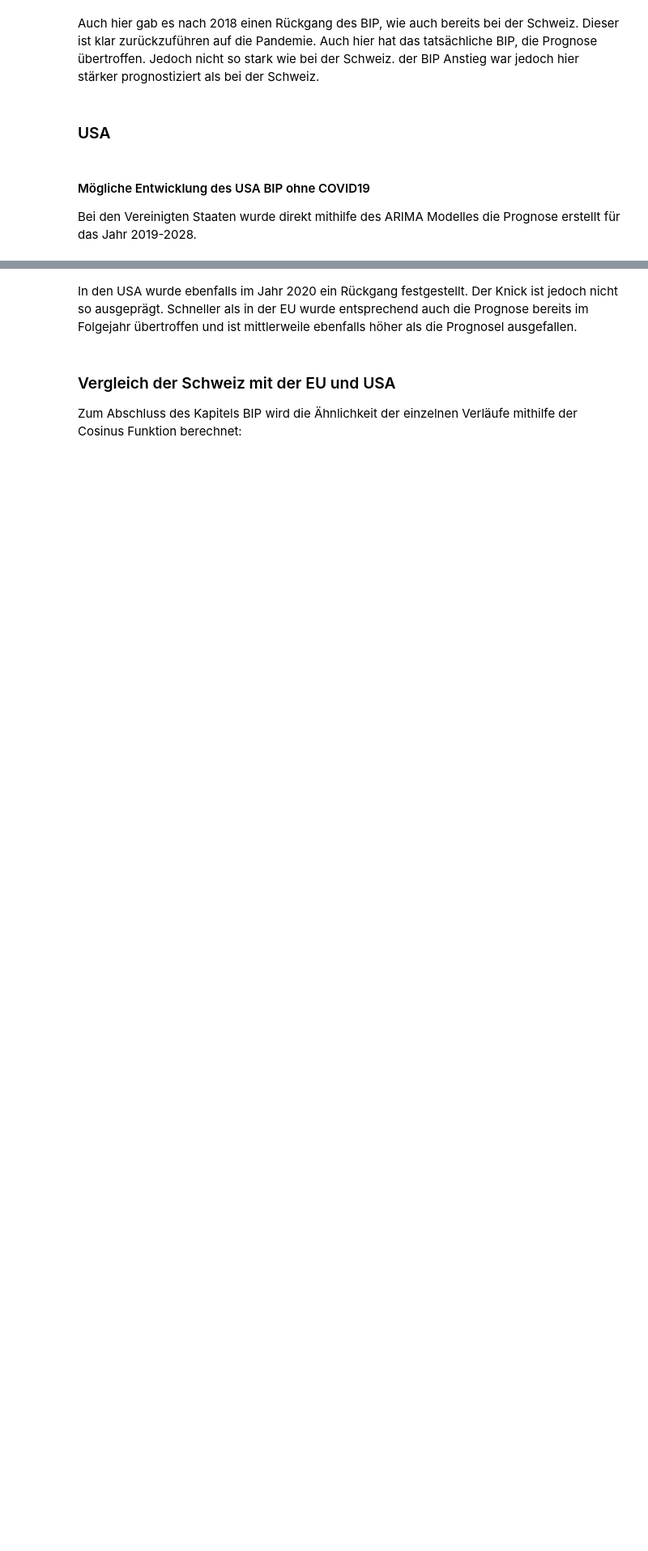
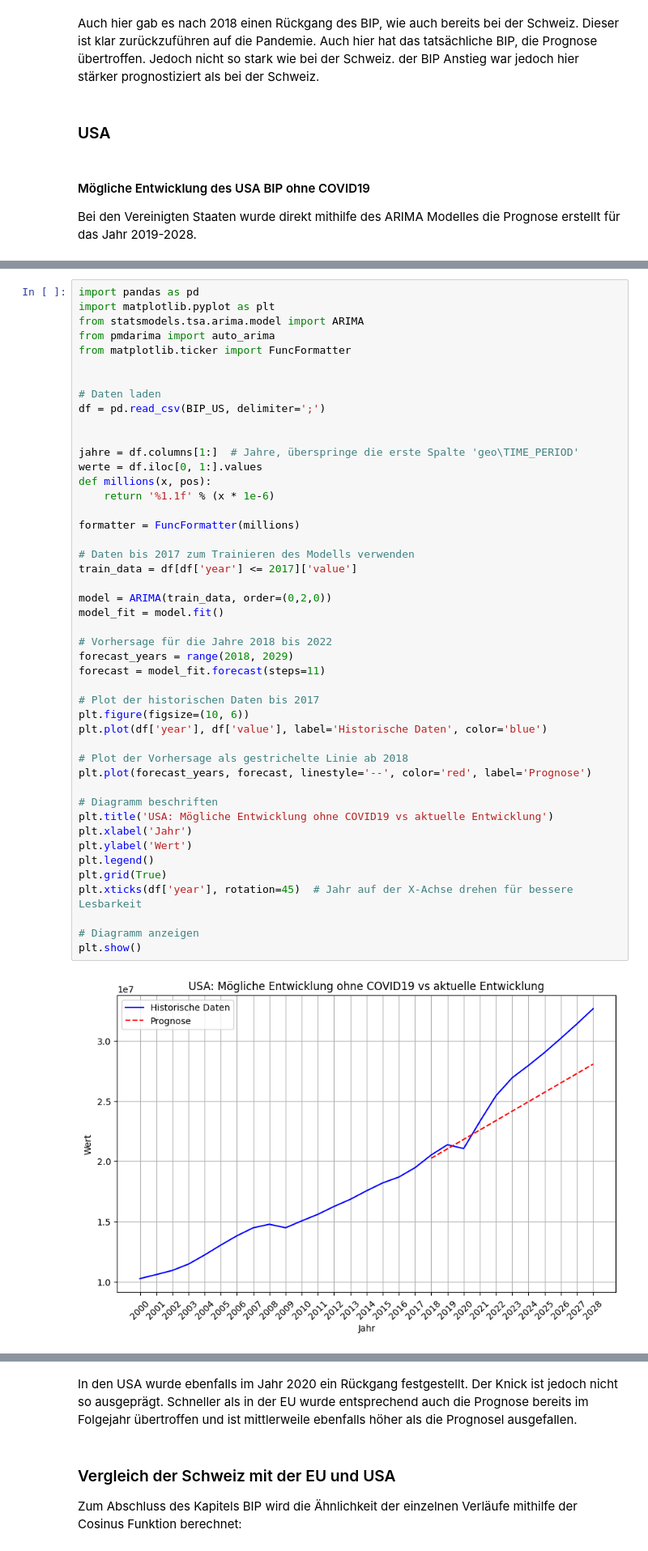
Before and after one commit to fischer-lukas/bina24_cifci_fischer, a Jupyter notebook: BINA_FS24_Volkswirtschaft.ipynb, the cells around one changed output, grey strips where cells are left out. Shown at 81% size. Cells and saved outputs as stored; diff of their text form; blank space fills up the shorter version.

Commit message:
Mit Colab erstellt

```diff
--- a/BINA_FS24_Volkswirtschaft.ipynb
+++ b/BINA_FS24_Volkswirtschaft.ipynb
@@ -1171,4 +1157,52 @@ Dep. Variable:                      y   No. Observations:                   19
 
 Warnings:
 [1] Covariance matrix calculated using the outer product of gradients (complex-step).
+# %%
+import pandas as pd
+import matplotlib.pyplot as plt
+from statsmodels.tsa.arima.model import ARIMA
+from pmdarima import auto_arima
+from matplotlib.ticker import FuncFormatter
+
+
+# Daten laden
+df = pd.read_csv(BIP_US, delimiter=';')
+
+
+jahre = df.columns[1:]  # Jahre, überspringe die erste Spalte 'geo\TIME_PERIOD'
+werte = df.iloc[0, 1:].values
+def millions(x, pos):
+    return '%1.1f' % (x * 1e-6)
+
+formatter = FuncFormatter(millions)
+
+# Daten bis 2017 zum Trainieren des Modells verwenden
+train_data = df[df['year'] <= 2017]['value']
+
+model = ARIMA(train_data, order=(0,2,0))
+model_fit = model.fit()
+
+# Vorhersage für die Jahre 2018 bis 2022
+forecast_years = range(2018, 2029)
+forecast = model_fit.forecast(steps=11)
+
+# Plot der historischen Daten bis 2017
+plt.figure(figsize=(10, 6))
+plt.plot(df['year'], df['value'], label='Historische Daten', color='blue')
+
+# Plot der Vorhersage als gestrichelte Linie ab 2018
+plt.plot(forecast_years, forecast, linestyle='--', color='red', label='Prognose')
+
+# Diagramm beschriften
+plt.title('USA: Mögliche Entwicklung ohne COVID19 vs aktuelle Entwicklung')
+plt.xlabel('Jahr')
+plt.ylabel('Wert')
+plt.legend()
+plt.grid(True)
+plt.xticks(df['year'], rotation=45)  # Jahr auf der X-Achse drehen für bessere Lesbarkeit
+
+# Diagramm anzeigen
+plt.show()
+# %% [output]
+[figure, added]
 # %%
```
Also changed, not shown: parts of 5 cells of this notebook.
